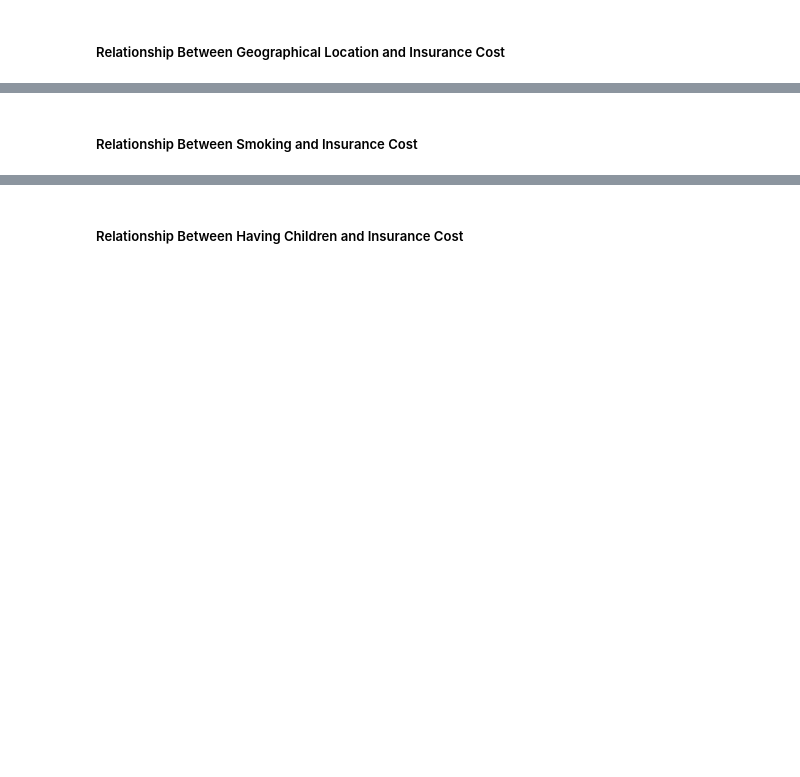
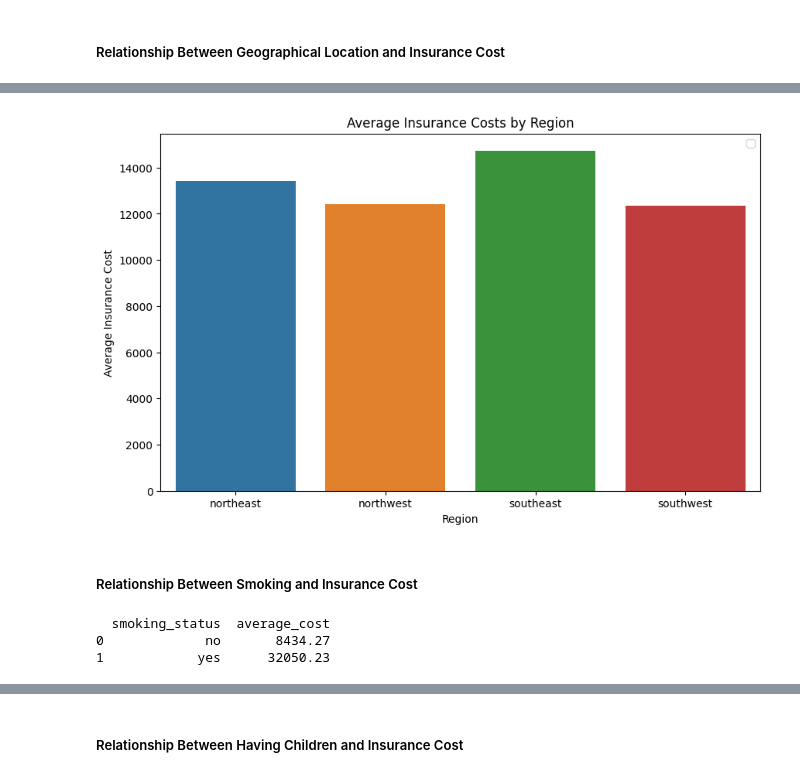
Before and after one commit to Evan-Roberts-808/U.S.-Medical-Insurance, a Jupyter notebook: us-medical-insurance-costs.ipynb, the cells around one changed output, grey strips where cells are left out. Saved outputs shown, nothing was run; the diff lists cells and outputs as text; code cells hidden in the pictures; blank space fills up the shorter version.

```diff
--- a/us-medical-insurance-costs.ipynb
+++ b/us-medical-insurance-costs.ipynb
@@ -330,2 +385,20 @@ print(gender_bmi_relationship)
+# %%
+plt.figure(figsize=(10, 6))
+sns.barplot(x='region', y='average_cost', data=cost_by_region, hue='region', dodge=False)
+plt.title('Average Insurance Costs by Region')
+plt.xlabel('Region')
+plt.ylabel('Average Insurance Cost')
+plt.legend([])
+plt.show()
+# %% [output]
+[figure, added]
 # %% [markdown]
 ##### Relationship Between Smoking and Insurance Cost
+# %%
+cost_by_smoking_status = insurance_df.groupby('smoker')['charges'].mean().round(2).reset_index()
+cost_by_smoking_status.columns = ['smoking_status', 'average_cost']
+print(cost_by_smoking_status)
+# %% [output]
+  smoking_status  average_cost
+0             no       8434.27
+1            yes      32050.23
```
Also changed, not shown: parts of 20 cells of this notebook.
